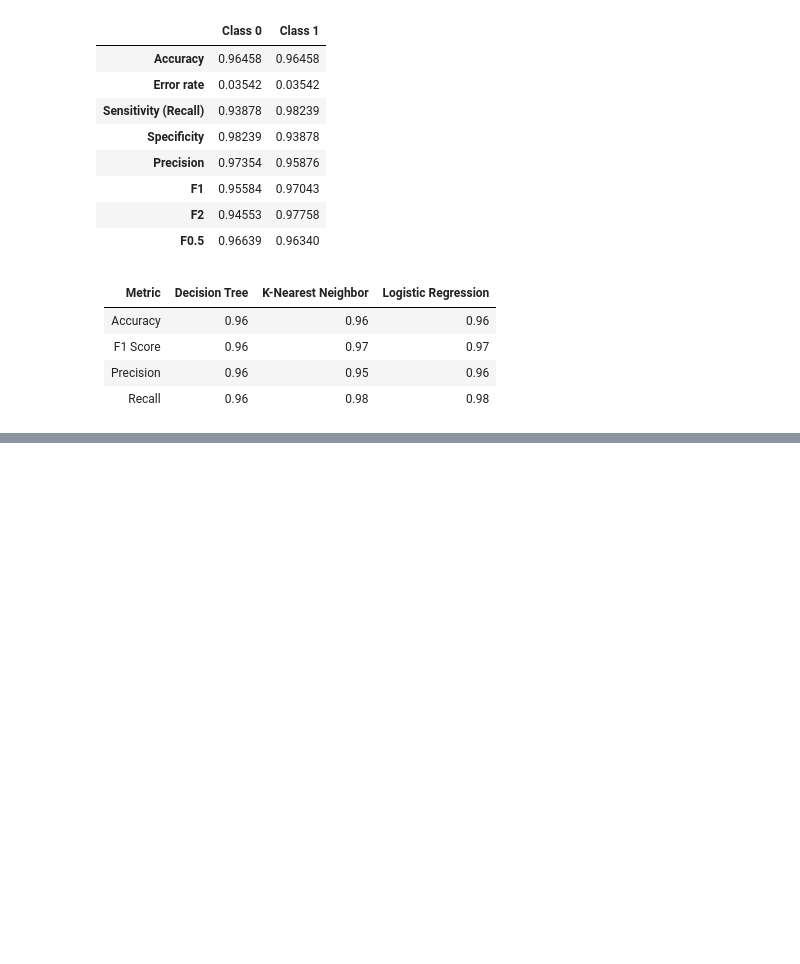
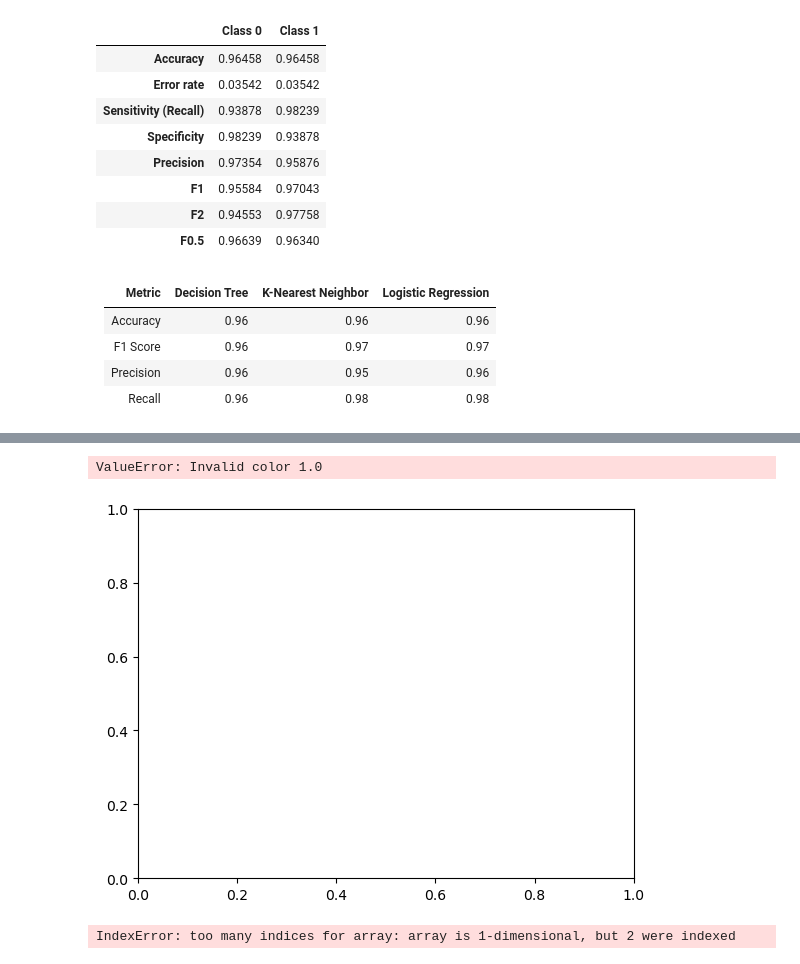
Before and after one commit to junclemente/ads505-FinalProject, a Jupyter notebook: 03. model_evaluation/evaluation.ipynb, the cells around one changed output, grey strips where cells are left out. Drawn from its saved outputs; the diff is of its cells as text; code cells hidden in the pictures; blank space fills up the shorter version.

```diff
--- a/03. model_evaluation/evaluation.ipynb
+++ b/03. model_evaluation/evaluation.ipynb
@@ -165,0 +195,15 @@ for k_folds in range(2, 11, 2):
+# %%
+dt_proba = dt_model.predict_proba(X_val)[:, 1]
+knn_proba = knn_model.predict_proba(Xs_val)[:, 1]
+lr_proba = lr_model.predict_proba(Xs_val)[:, 1]
+gainsChart(y_val, knn_proba)
+plt.show()
+# %% [output]
+ValueError: Invalid color 1.0
+[figure, added]
+# %%
+plot_cumulative_gain(y_val, knn_proba)
+plot_cumulative_gain(y_val, dt_proba)
+plot_cumulative_gain(y_val, lr_proba)
+# %% [output]
+IndexError: too many indices for array: array is 1-dimensional, but 2 were indexed
```
Also changed, not shown: parts of 7 cells of this notebook.
